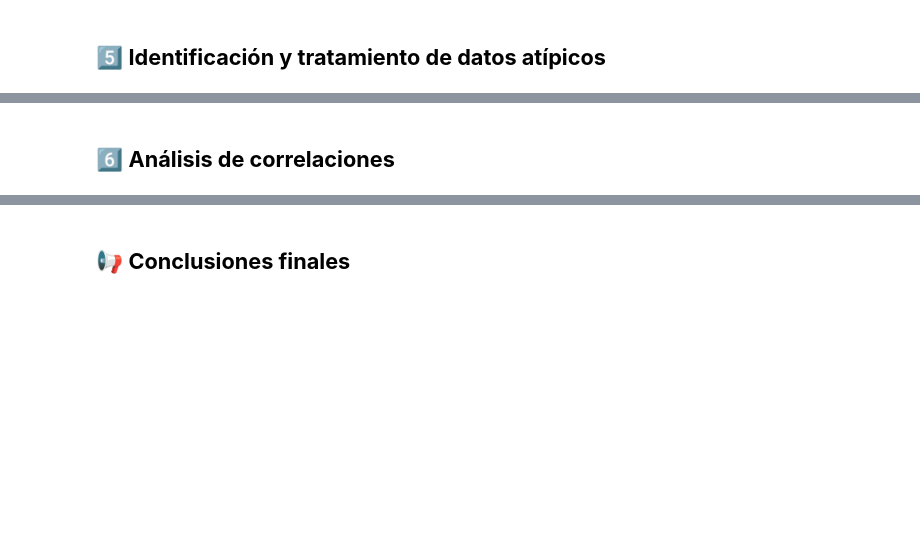
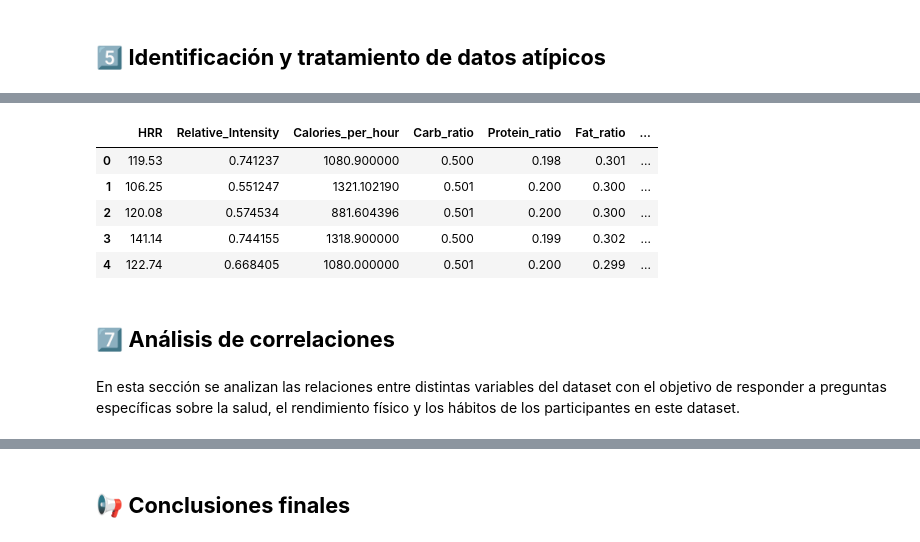
Before and after one commit to albamdls/analisis-exploratorio-dataset-life-style, a Jupyter notebook: notebook.ipynb, the cells around one changed output, grey strips where cells are left out. Drawn from its saved outputs; the diff is of its cells as text; code cells hidden in the pictures; blank space fills up the shorter version.

```diff
--- a/notebook.ipynb
+++ b/notebook.ipynb
@@ -216,0 +303,8 @@ dtype: int64
+# %%
+print((f"Total columnas antes de la limpieza: {len(df.columns)}"))
+
+# Creamos un nuevo DataFrame sin las columnas que no son útiles
+df = df.drop(['meal_name','Physical exercise'], axis=1)
+
+# Mostramos de nuevo las 4 primeras filas para verificar que está todo correcto
+print((f"Total columnas después de la limpieza: {len(df.columns)}"))
@@ -217,2 +336,40 @@ dtype: int64
+# %%
+# Reserva de frecuencia cardíaca (FCR)
+df['HRR'] = df['Max_BPM'] - df['Resting_BPM']
+
+# Intensidad relativa
+# Usamos la fómrula de Karvonen que es un método eficaz para calcular nuestras zonas de entrenamiento por frecuencia cardíaca
+df['Relative_Intensity'] = (df['Avg_BPM'] - df['Resting_BPM']) / df['HRR']
+
+# Calorías por hora (intensidad de entrenamiento)
+df['Calories_per_hour'] = df['Calories_Burned'] / df['Session_Duration (hours)'].replace(0, np.nan)
+
+# Ratio de macronutrientes (%)
+# Calculamos las calorías estimadas por macros
+macro_kcal = (df['Carbs'] * 4) + (df['Proteins'] * 4) + (df['Fats'] * 9)
+
+df['Carb_ratio'] = (df['Carbs'] * 4 / macro_kcal).round(3)
+df['Protein_ratio'] = (df['Proteins'] * 4 / macro_kcal).round(3)
+df['Fat_ratio'] = (df['Fats'] * 9 / macro_kcal).round(3)
+
+# Carga de entrenamiento semanal
+df['Weekly_training_load'] = df['Workout_Frequency (days/week)'] * df['Session_Duration (hours)']
+
+# Balance energético aproximado
+df['Energy_balance'] = df['Calories'] - df['Calories_Burned']
+
+# Verificación rápida de las nuevas columnas
+df[['HRR', 'Relative_Intensity', 'Calories_per_hour',
+    'Carb_ratio', 'Protein_ratio', 'Fat_ratio',
+    'Weekly_training_load', 'Energy_balance']].head()
+# %% [output]
+|  | HRR | Relative_Intensity | Calories_per_hour | Carb_ratio | Protein_ratio | Fat_ratio | ... |
+| 0 | 119.53 | 0.741237 | 1080.900000 | 0.500 | 0.198 | 0.301 | ... |
+| 1 | 106.25 | 0.551247 | 1321.102190 | 0.501 | 0.200 | 0.300 | ... |
+| 2 | 120.08 | 0.574534 | 881.604396 | 0.501 | 0.200 | 0.300 | ... |
+| 3 | 141.14 | 0.744155 | 1318.900000 | 0.500 | 0.199 | 0.302 | ... |
+| 4 | 122.74 | 0.668405 | 1080.000000 | 0.501 | 0.200 | 0.299 | ... |
 # %% [markdown]
-## 6️⃣ **Análisis de correlaciones**
+## 7️⃣ **Análisis de correlaciones**
+# %% [markdown]
+En esta sección se analizan las relaciones entre distintas variables del dataset con el objetivo de responder a preguntas específicas sobre la salud, el rendimiento físico y los hábitos de los participantes en este dataset.
```
Also changed, not shown: parts of 35 cells of this notebook.
